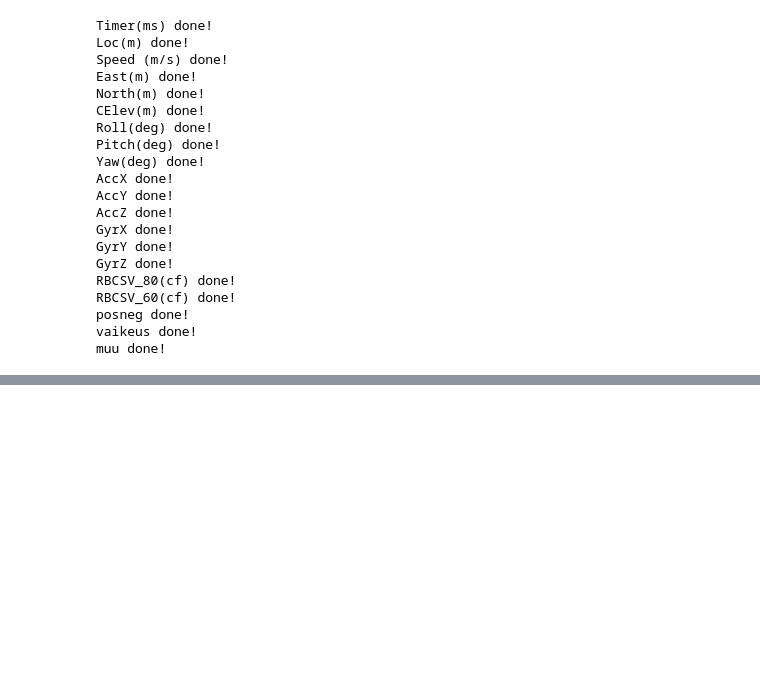
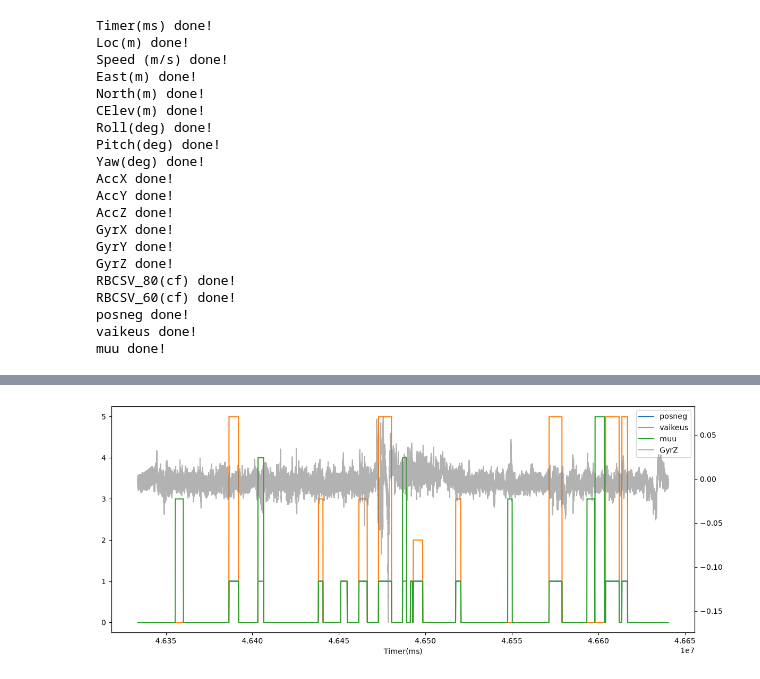
Before and after one commit to kallejjj/SemesterProjectFall2026, a Jupyter notebook: Ada/exploration.ipynb, the cells around one changed output, grey strips where cells are left out. Cells and saved outputs as stored; diff of their text form; code cells hidden in the pictures; blank space fills up the shorter version.

```diff
--- a/Ada/exploration.ipynb
+++ b/Ada/exploration.ipynb
@@ -60,0 +78,19 @@ plt.show()
+# %%
+fig, ax = plt.subplots(figsize=(12, 5))
+
+for c in ["posneg", "vaikeus", "muu"]:
+    ax.plot(df["Timer(ms)"], df[c], label=c, drawstyle="steps-post")
+
+ax2 = ax.twinx()
+ax2.plot(df["Timer(ms)"], df["GyrZ"], color="gray", alpha=0.6, label="GyrZ")
+
+ax.set_xlabel("Timer(ms)")
+h1, l1 = ax.get_legend_handles_labels()
+h2, l2 = ax2.get_legend_handles_labels()
+ax.legend(h1 + h2, l1 + l2, loc="upper right")
+
+plt.tight_layout()
+plt.savefig("signalsGYSZ1.png", dpi=150)
+plt.show()
+# %% [output]
+[figure, added]
```
Also changed, not shown: parts of 3 cells of this notebook, 2 other files.
